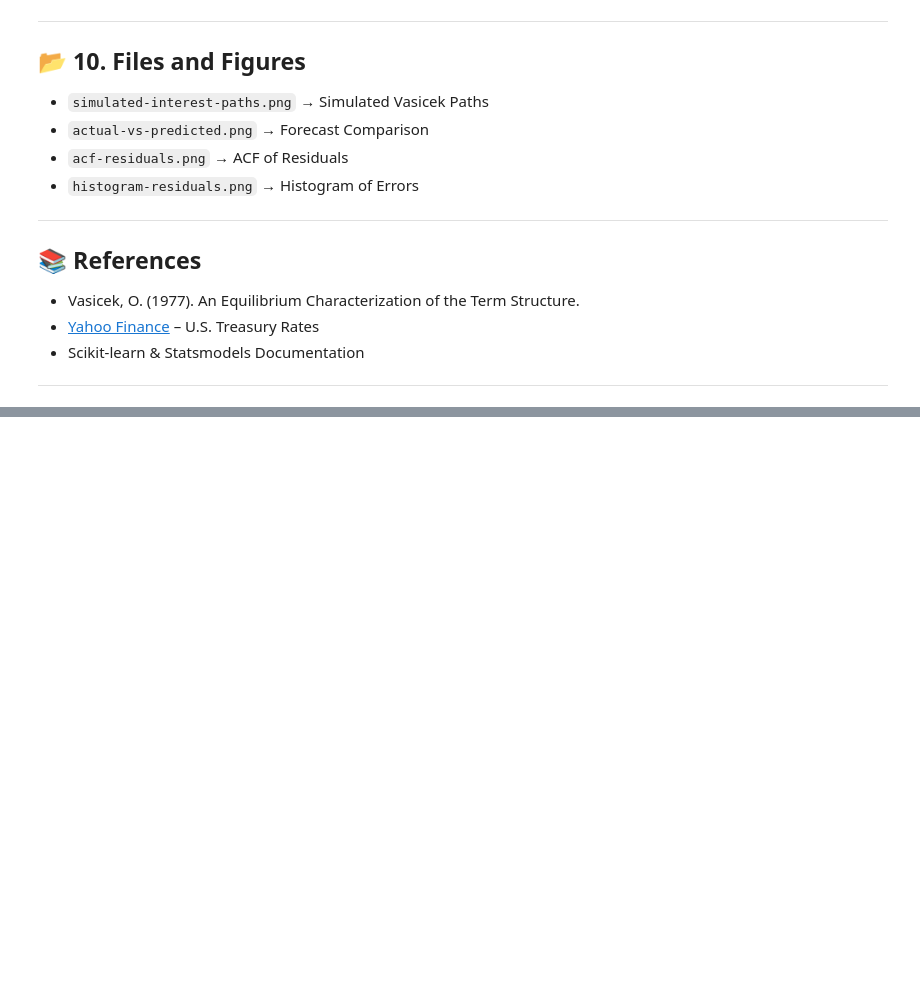
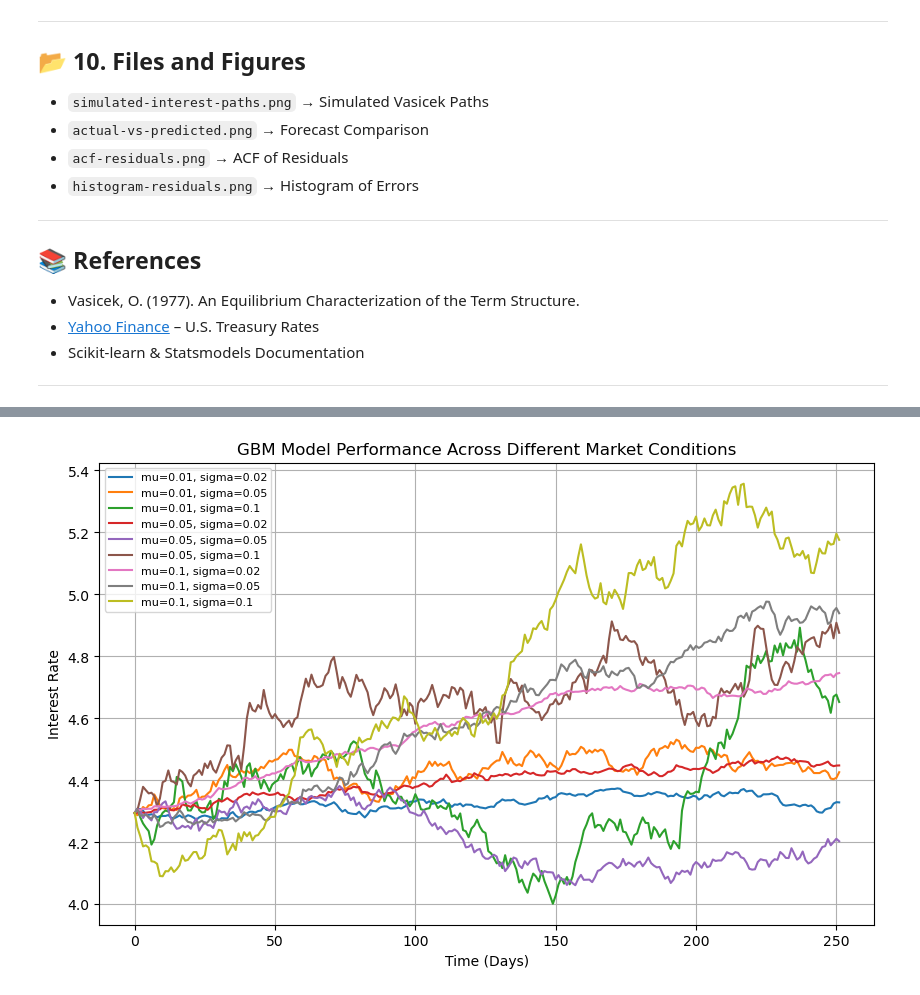
Before and after one commit to codev555/FinSearch-Vasicek_Model, a Jupyter notebook: Vasicek_Model.ipynb, the cells around one changed output, grey strips where cells are left out. Cells and saved outputs as stored; diff of their text form; code cells hidden in the pictures; blank space fills up the shorter version.

```diff
--- a/Vasicek_Model.ipynb
+++ b/Vasicek_Model.ipynb
@@ -303,0 +591,31 @@ Residuals are centered around 0, close to Gaussian.
+# %%
+# Function to simulate the GBM model with varying drift and volatility
+def gbm_model_with_varying_params(mu_values, sigma_values, r0, T=1, dt=1/252, N=252):
+    plt.figure(figsize=(10, 6))
+
+    # Loop over different values of drift (mu) and volatility (sigma)
+    for mu in mu_values:
+        for sigma in sigma_values:
+            # Simulate the GBM process for each parameter combination
+            rates = gbm_model_simulation([mu, sigma], r0, T, dt, N)
+            label = f"mu={mu}, sigma={sigma}"
+            plt.plot(rates, label=label)
+
+    plt.title("GBM Model Performance Across Different Market Conditions")
+    plt.xlabel("Time (Days)")
+    plt.ylabel("Interest Rate")
+    plt.legend(loc="best", fontsize=8)  # Reduced legend font size
+    plt.grid(True)
+    plt.show()
+
+# Define a range of values for drift (mu) and volatility (sigma)
+mu_values = [0.01, 0.05, 0.1]  # Low, medium, and high drift
+sigma_values = [0.02, 0.05, 0.1]  # Low, medium, and high volatility
+
+# Set initial rate for simulations
+r0 = observed_rates[0]  # Initial value from observed data
+
+# Simulate and plot GBM with varying parameters
+gbm_model_with_varying_params(mu_values, sigma_values, r0)
+# %% [output]
+[figure, added]
```
Also changed, not shown: parts of 7 cells of this notebook.
